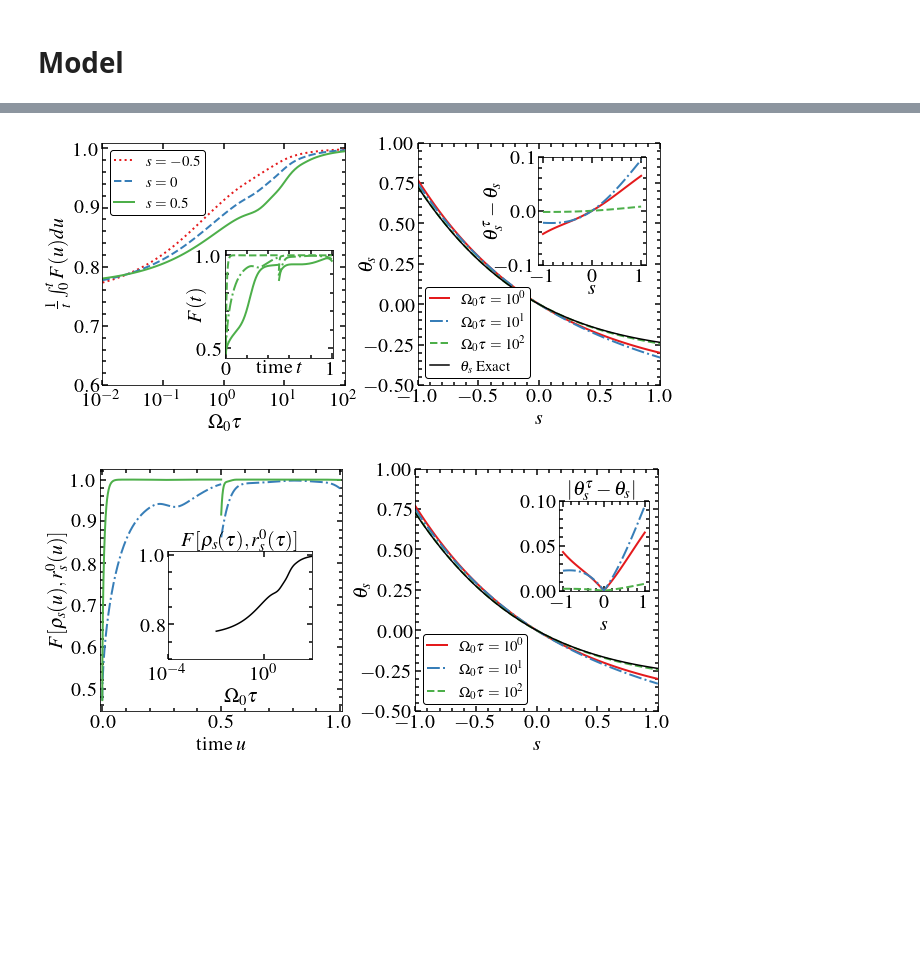
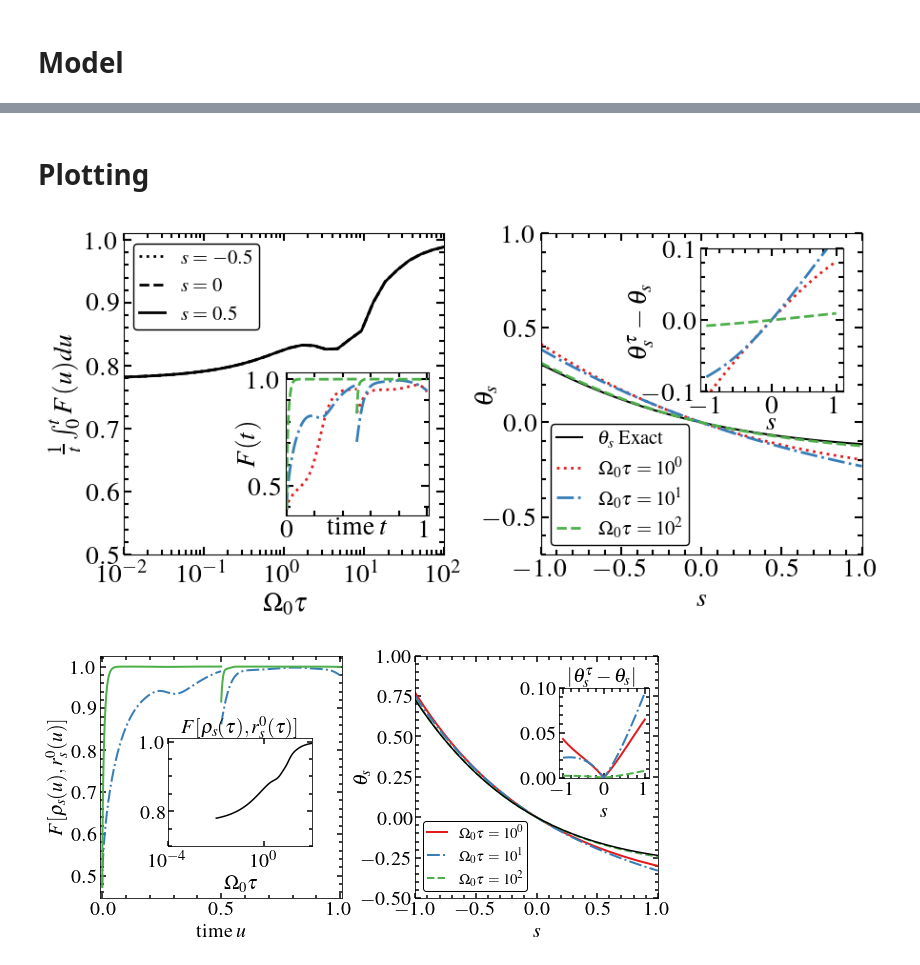
Before and after one commit to PauloJPS/2024-large-deviation-full-counting-statistics-in-adiabatic-open-quantum-dynamics, a Jupyter notebook: Codes/Adiabaticity_against_Quench.ipynb, the cells around one changed output, grey strips where cells are left out. Drawn from its saved outputs; the diff is of its cells as text; code cells hidden in the pictures; blank space fills up the shorter version.

```diff
--- a/Codes/Adiabaticity_against_Quench.ipynb
+++ b/Codes/Adiabaticity_against_Quench.ipynb
@@ -160,8 +158,7 @@ def Apply_Tilted_lindblad_normed(t, rho, args):
     # Compute the time derivative of rho using the tilted Lindblad operator
     drho = Tilted_lindbladian(t, args) @ rho
 
-    drho -= rho * np.trace(np.reshape(drho, (2,2)))
-
+    drho = drho - rho * np.trace(np.reshape(drho, (2,2)))
 
     # Return the time derivative of rho, flattened back to a 1D array
     return drho
@@ -329,0 +326,2 @@ for tau in taus:
+# %%
+Tlist_list, Fidelity_list = get_Fidelity_tau(rho0, H, Lm, tlist, taulist=[2, 20, 300])
@@ -406,0 +384,4 @@ True 199.52623149688787
+# %%
+slist = [-0.5, 0, 0.5]
+tau_list = np.logspace(-2, np.log10(2*100), 100)
+FTs = Fidelity_taulist_s(rho0, tau_list, slist, args)
@@ -475,0 +479,7 @@ True
+# %%
+taus = [1, 10, 100]
+s_list_exact = np.linspace(-1, 1, 20)
+
+exact_theta = get_Exact_theta(s_list_exact, args)
+
+Tlist_list, thetas = get_theta_tau(taus, s_list_exact, rho0, args)
@@ -476,3 +513,5 @@ True
+# %% [markdown]
+# Plotting
 # %%
 
 fig, ax = plt.subplots(1,2, figsize=(10,5))
@@ -486,9 +525,9 @@ fig, ax = plt.subplots(1,2, figsize=(10,5))
 
 
 
-ax[0].plot(tau_list,FTs[0], color="#e41a1c", linestyle=":", label=r"$s=-0.5$", linewidth=2)
-ax[0].plot(tau_list,FTs[1], color="#377eb8", linestyle="--", label=r"$s=0$", linewidth=2)
-ax[0].plot(tau_list,FTs[2], color="#4daf4a", linestyle="-", label=r"$s=0.5$", linewidth=2)
+ax[0].plot(tau_list,FTs[0], color="black", linestyle=":", label=r"$s=-0.5$", linewidth=2)
+ax[0].plot(tau_list,FTs[1], color="black", linestyle="--", label=r"$s=0$", linewidth=2)
+ax[0].plot(tau_list,FTs[2], color="black", linestyle="-", label=r"$s=0.5$", linewidth=2)
 
 ax[0].set_xlabel(r"$\Omega_0\tau$")
 ax[0].set_ylabel(r"$\frac{1}{t} \int_0^tF(u)du$")
@@ -498,7 +537,7 @@ ax[0].set_xticks([0.01, 0.1, 1, 10, 100])
 
 ax[0].tick_params(axis='x', pad=7)
 
-ax[0].set_ylim((0.6, 1.01))
+ax[0].set_ylim((0.5, 1.01))
 ax[0].set_xlim((0.01, 100))
 
 
@@ -513,12 +552,12 @@ ax[0].legend(edgecolor="black", framealpha=1,handlelength=1.3, borderpad=0.3, fo
 left0, bottom0, width0, height0 = [0.24, 0.24, 0.26, 0.3]
 ax0 = fig.add_axes([left0, bottom0, width0, height0])
 
-ax0.plot(Tlist_list[0][:int(Nsteps/2)]/max(Tlist_list[0]), Fidelity_list[0][:int(Nsteps/2)], color="#4daf4a", label=r"$\Omega_0\tau=10^0$", linestyle="-" , linewidth=2)
-ax0.plot(Tlist_list[1][:int(Nsteps/2)]/max(Tlist_list[1]), Fidelity_list[1][:int(Nsteps/2)], color="#4daf4a", label=r"$\Omega_0\tau=10^1$", linestyle="-.", linewidth=2)
+ax0.plot(Tlist_list[0][:int(Nsteps/2)]/max(Tlist_list[0]), Fidelity_list[0][:int(Nsteps/2)], color="#e41a1c", label=r"$\Omega_0\tau=10^0$", linestyle=":" , linewidth=2)
+ax0.plot(Tlist_list[1][:int(Nsteps/2)]/max(Tlist_list[1]), Fidelity_list[1][:int(Nsteps/2)], color="#377eb8", label=r"$\Omega_0\tau=10^1$", linestyle="-.", linewidth=2)
 ax0.plot(Tlist_list[2][:int(Nsteps/2)]/max(Tlist_list[2]), Fidelity_list[2][:int(Nsteps/2)], color="#4daf4a", label=r"$\Omega_0\tau=10^2$", linestyle="--", linewidth=2)
 
-ax0.plot(Tlist_list[0][int(Nsteps/2):]/max(Tlist_list[0]), Fidelity_list[0][int(Nsteps/2):], color="#4daf4a",linestyle="-" , linewidth=2)
-ax0.plot(Tlist_list[1][int(Nsteps/2):]/max(Tlist_list[1]), Fidelity_list[1][int(Nsteps/2):], color="#4daf4a",linestyle="-.", linewidth=2)
+ax0.plot(Tlist_list[0][int(Nsteps/2):]/max(Tlist_list[0]), Fidelity_list[0][int(Nsteps/2):], color="#e41a1c",linestyle=":" , linewidth=2)
+ax0.plot(Tlist_list[1][int(Nsteps/2):]/max(Tlist_list[1]), Fidelity_list[1][int(Nsteps/2):], color="#377eb8",linestyle="-.", linewidth=2)
 ax0.plot(Tlist_list[2][int(Nsteps/2):]/max(Tlist_list[2]), Fidelity_list[2][int(Nsteps/2):], color="#4daf4a",linestyle="--", linewidth=2)
 
 
@@ -530,49 +569,43 @@ ax0.set_xlim((-0.01, 1.01))
 
 
 #ax0.set_box_aspect(1)
+ax[1].plot(s_list, np.array(exact_theta).real, color="black", label=r"$\theta_s$ Exact")
 
-ax[1].plot(s_list, thetas[0],color="#e41a1c", label=r"$\Omega_0\tau=10^0$", linestyle="-", linewidth=2)
-ax[1].plot(s_list, thetas[1],color="#377eb8", label=r"$\Omega_0\tau=10^1$", linestyle="-.", linewidth=2)
-ax[1].plot(s_list, thetas[2],color="#4daf4a", label=r"$\Omega_0\tau=10^2$", linestyle="--", linewidth=2)
 
-ax[1].plot(s_list, exact_theta, color="black", label=r"$\theta_s$ Exact")
+ax[1].plot(s_list, np.array(thetas[0]).real,color="#e41a1c", label=r"$\Omega_0\tau=10^0$", linestyle=":", linewidth=2)
+ax[1].plot(s_list, np.array(thetas[1]).real,color="#377eb8", label=r"$\Omega_0\tau=10^1$", linestyle="-.", linewidth=2)
+ax[1].plot(s_list, np.array(thetas[2]).real,color="#4daf4a", label=r"$\Omega_0\tau=10^2$", linestyle="--", linewidth=2)
+
 
 ax[1].set_xlabel(r"$s$")
 ax[1].set_ylabel(r"$\theta_s$", labelpad=-12)
-ax[1].set_ylim((-0.5,1))
+ax[1].set_ylim((-0.7,1))
 ax[1].set_xlim((-1,1))
 
 ax[1].set_box_aspect(1)
 
 
 ax[1].legend(edgecolor="black", framealpha=1,handlelength=1.3, borderpad=0.3, fontsize=15, loc=3)
 
 left1, bottom1, width1, height1 = [0.63, 0.50, 0.35, 0.3]
 ax1 = fig.add_axes([left1, bottom1, width1, height1])
 ax1.set_box_aspect(1)
 
-
-#ax1.plot(s_list, np.abs(np.array(exact_theta)-np.array(thetas[0])),color="#e41a1c", label=r"$\Omega_0\tau=10^0$", linestyle="-", linewidth=2)
-#ax1.plot(s_list, np.abs(np.array(exact_theta)-np.array(thetas[1])),color="#377eb8", label=r"$\Omega_0\tau=10^1$", linestyle="-.", linewidth=2)
-#ax1.plot(s_list, np.abs(np.array(exact_theta)-np.array(thetas[2])),color="#4daf4a", label=r"$\Omega_0\tau=10^2$", linestyle="--", linewidth=2)
-
-
-ax1.plot(s_list, (np.array(exact_theta)-np.array(thetas[0])),color="#e41a1c", label=r"$\Omega_0\tau=10^0$", linestyle="-", linewidth=2)
-ax1.plot(s_list, (np.array(exact_theta)-np.array(thetas[1])),color="#377eb8", label=r"$\Omega_0\tau=10^1$", linestyle="-.", linewidth=2)
-ax1.plot(s_list, (np.array(exact_theta)-np.array(thetas[2])),color="#4daf4a", label=r"$\Omega_0\tau=10^2$", linestyle="--", linewidth=2)
+ax1.plot(s_list, (np.array(exact_theta)-np.array(thetas[0])).real,color="#e41a1c", label=r"$\Omega_0\tau=10^0$", linestyle=":", linewidth=2)
+ax1.plot(s_list, (np.array(exact_theta)-np.array(thetas[1])).real,color="#377eb8", label=r"$\Omega_0\tau=10^1$", linestyle="-.", linewidth=2)
+ax1.plot(s_list, (np.array(exact_theta)-np.array(thetas[2])).real,color="#4daf4a", label=r"$\Omega_0\tau=10^2$", linestyle="--", linewidth=2)
 
 ax1.set_ylabel(r"$\theta_s^\tau - \theta_s$", labelpad=-8)
-#ax1.plot(s_list, exact_theta, color="black")
 
 ax1.set_xlabel(r"$s$", labelpad=-6)
 
 ax1.set_ylim((-0.1, 0.1))
 
 plt.subplots_adjust(wspace=0.3)
 
 plt.savefig("Fig2.pdf", bbox_inches="tight")
 # %% [output]
-[figure, old version]
+[figure, new version]
 # %%
 
 fig, ax = plt.subplots(1,2, figsize=(10,5))
```
Also changed, not shown: parts of 22 cells of this notebook, 7 other files.
